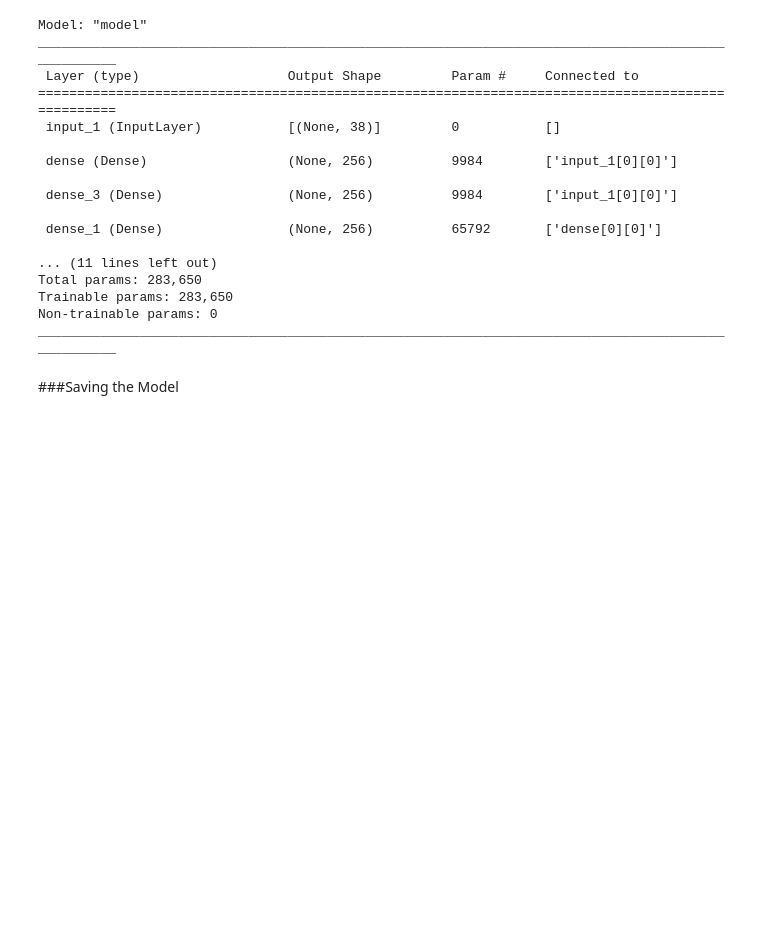
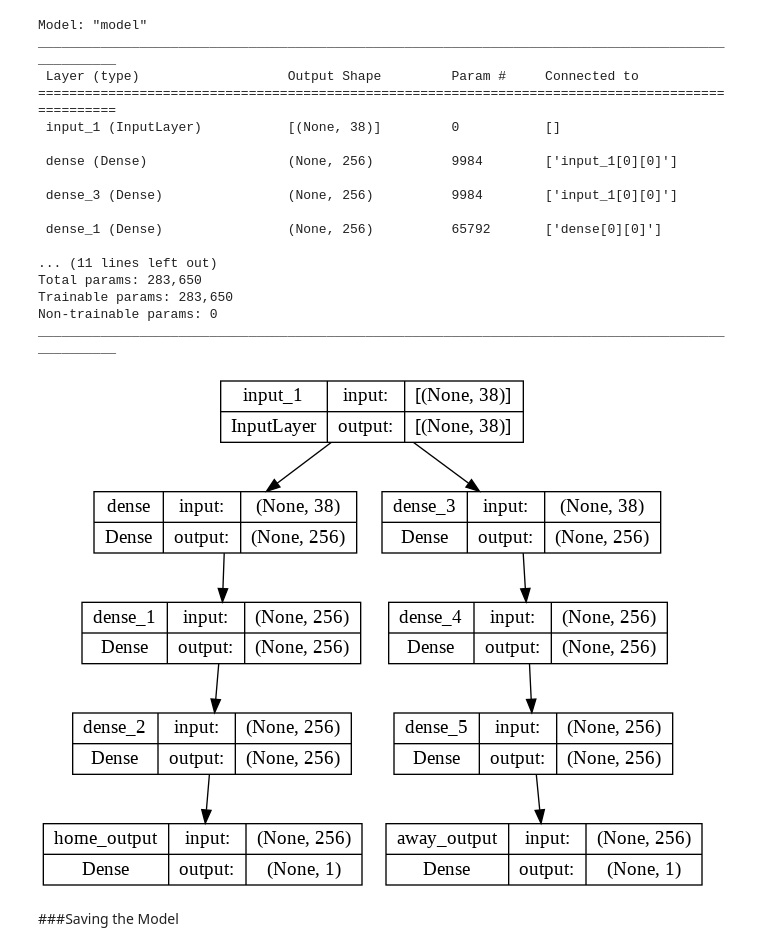
Before and after one commit to Chandramani05/NBA-Games-Data-Analysis-and-Match-Prediction, a Jupyter notebook: NBA_Machine_Learning_Predicting_Scores_using_ANN.ipynb, the cells around one changed output. Saved outputs shown, nothing was run; the diff lists cells and outputs as text; code cells hidden in the pictures; blank space fills up the shorter version.

```diff
--- a/NBA_Machine_Learning_Predicting_Scores_using_ANN.ipynb
+++ b/NBA_Machine_Learning_Predicting_Scores_using_ANN.ipynb
@@ -298,6 +322,10 @@ Total params: 283,650
 Trainable params: 283,650
 Non-trainable params: 0
 __________________________________________________________________________________________________
+# %%
+plot_model(model, to_file='model_plot.png', show_shapes=True, show_layer_names=True)
+# %% [output]
+[figure, added]
 # %% [markdown]
 ###Saving the Model
 # %%
```
Also changed, not shown: parts of 8 cells of this notebook.
